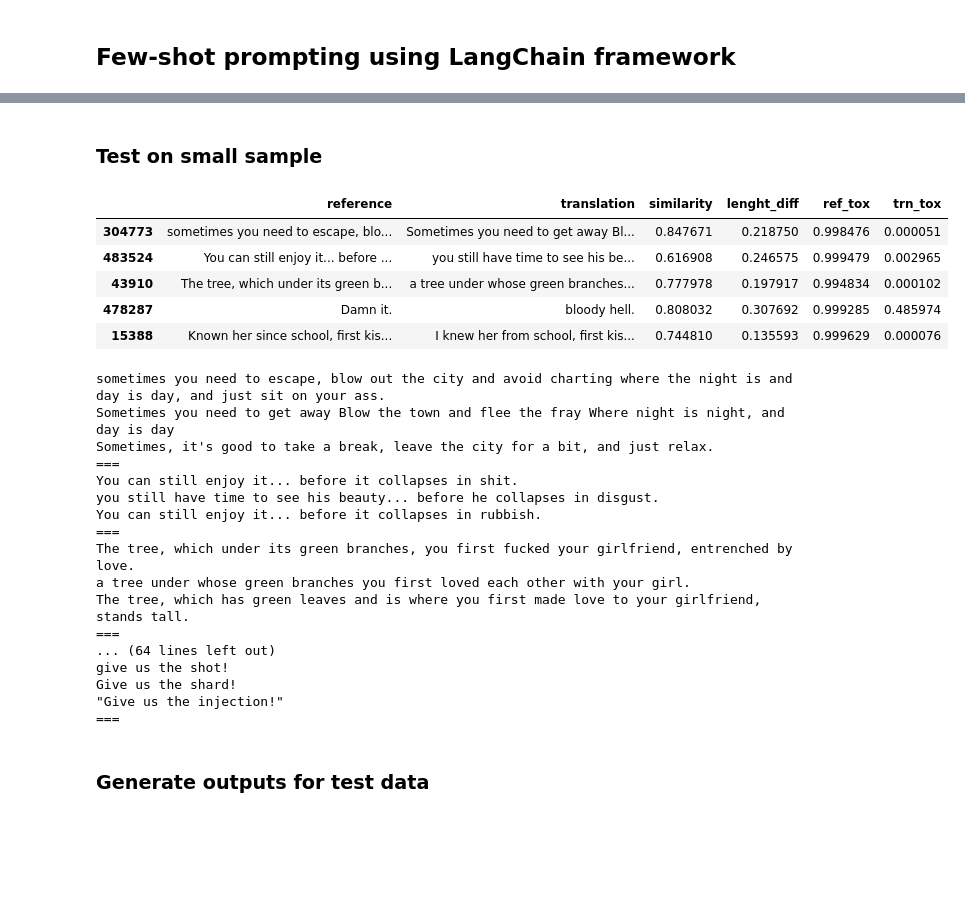
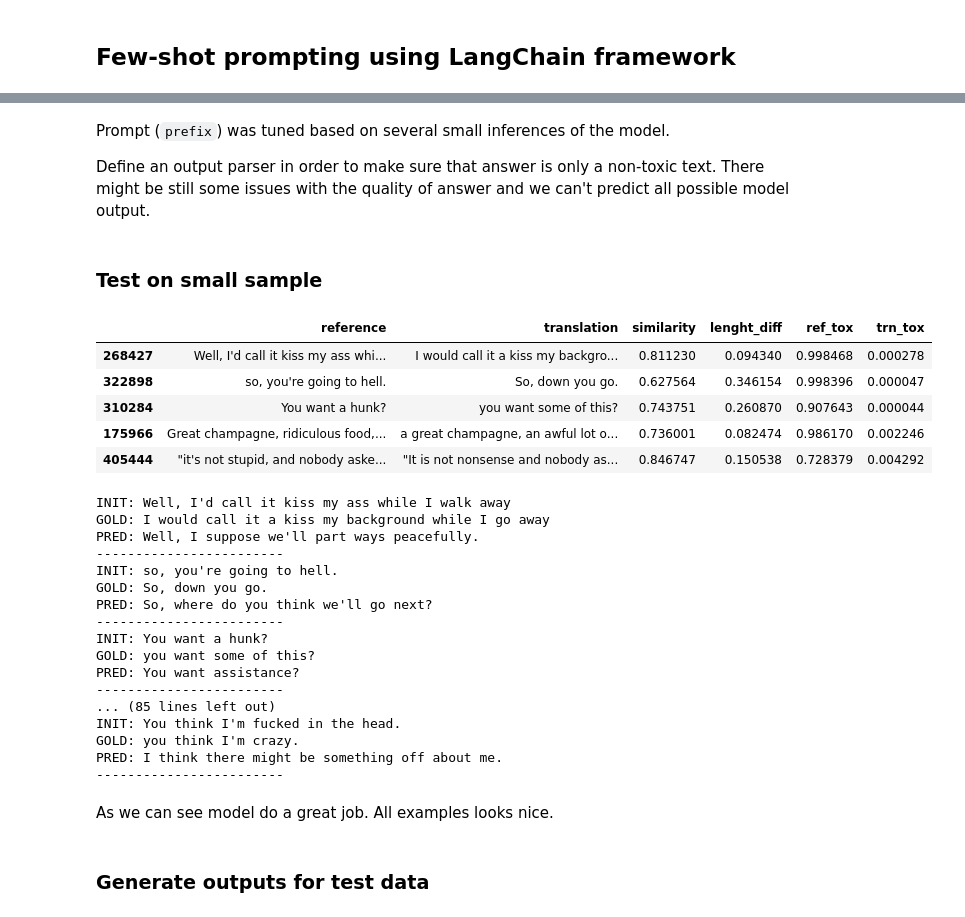
Before and after one commit to kilimanj4r0/text-detoxification, a Jupyter notebook: notebooks/2.2-llm.ipynb, the cells around one changed output, grey strips where cells are left out. Saved outputs shown, nothing was run; the diff lists cells and outputs as text; code cells hidden in the pictures; blank space fills up the shorter version.

```diff
--- a/notebooks/2.2-llm.ipynb
+++ b/notebooks/2.2-llm.ipynb
@@ -7,8 +7,8 @@ import pandas as pd
 
 
 # The data should be downloaded and preprocessed, use 1.0-download-raw-data.ipynb and 1.2-data-preprocessing.ipynb notebooks
-data_path = '../data/internal/preprocessed_filtered.csv'
-df = pd.read_csv(data_path, index_col=0)
+train_data_path = '../data/interim/train.csv'
+df = pd.read_csv(train_data_path, index_col=0)
 df.head()
 # %% [output]
 |  | reference | translation | similarity | lenght_diff | ref_tox | trn_tox |
@@ -96,0 +116,4 @@ fs_llm_chain = LLMChain(
+# %% [markdown]
+Prompt (`prefix`) was tuned based on several small inferences of the model.
+
+Define an output parser in order to make sure that answer is only a non-toxic text. There might be still some issues with the quality of answer and we can't predict all possible model output.
@@ -105,39 +131,40 @@ def parse_llm_output(llm_output):
 # %%
-n_samples = 20
-sampled_test = df.sample(n=n_samples)
-zipped_test = zip(sampled_test['reference'], sampled_test['translation'])
+n_samples = 25
+sampled_test = df.sample(n=n_samples, random_state=7)
 sampled_test.head()
 # %% [output]
 |  | reference | translation | similarity | lenght_diff | ref_tox | trn_tox |
-| 304773 | sometimes you need to escape, blo... | Sometimes you need to get away Bl... | 0.847671 | 0.218750 | 0.998476 | 0.000051 |
-| 483524 | You can still enjoy it... before ... | you still have time to see his be... | 0.616908 | 0.246575 | 0.999479 | 0.002965 |
-| 43910 | The tree, which under its green b... | a tree under whose green branches... | 0.777978 | 0.197917 | 0.994834 | 0.000102 |
-| 478287 | Damn it. | bloody hell. | 0.808032 | 0.307692 | 0.999285 | 0.485974 |
-| 15388 | Known her since school, first kis... | I knew her from school, first kis... | 0.744810 | 0.135593 | 0.999629 | 0.000076 |
+| 268427 | Well, I'd call it kiss my ass whi... | I would call it a kiss my backgro... | 0.811230 | 0.094340 | 0.998468 | 0.000278 |
+| 322898 | so, you're going to hell. | So, down you go. | 0.627564 | 0.346154 | 0.998396 | 0.000047 |
+| 310284 | You want a hunk? | you want some of this? | 0.743751 | 0.260870 | 0.907643 | 0.000044 |
+| 175966 | Great champagne, ridiculous food,... | a great champagne, an awful lot o... | 0.736001 | 0.082474 | 0.986170 | 0.002246 |
+| 405444 | "it's not stupid, and nobody aske... | "It is not nonsense and nobody as... | 0.846747 | 0.150538 | 0.728379 | 0.004292 |
 # %%
-for ref, trn in zipped_test:
-    print(ref)
-    print(trn)
-    llm_output = parse_llm_output(fs_llm_chain.run(few_shot_prompt_template.format(reference=ref)))
-    print(llm_output)
-    print('===')
+for ref, trn in zip(sampled_test['reference'], sampled_test['translation']):
+    print(f'INIT: {ref}')
+    print(f'GOLD: {trn}')
+    llm_output = fs_llm_chain.run(few_shot_prompt_template.format(reference=ref))
+    print(f'PRED: {parse_llm_output(llm_output)}')
+    print('------------------------')
 # %% [output]
-sometimes you need to escape, blow out the city and avoid charting where the night is and day is day, and just sit on your ass.
-Sometimes you need to get away Blow the town and flee the fray Where night is night, and day is day
-Sometimes, it's good to take a break, leave the city for a bit, and just relax.
-===
-You can still enjoy it... before it collapses in shit.
-you still have time to see his beauty... before he collapses in disgust.
-You can still enjoy it... before it collapses in rubbish.
-===
-The tree, which under its green branches, you first fucked your girlfriend, entrenched by love.
-a tree under whose green branches you first loved each other with your girl.
-The tree, which has green leaves and is where you first made love to your girlfriend, stands tall.
-===
-... (64 lines left out)
-give us the shot!
-Give us the shard!
-"Give us the injection!"
-===
+INIT: Well, I'd call it kiss my ass while I walk away
+GOLD: I would call it a kiss my background while I go away
+PRED: Well, I suppose we'll part ways peacefully.
+------------------------
+INIT: so, you're going to hell.
+GOLD: So, down you go.
+PRED: So, where do you think we'll go next?
+------------------------
+INIT: You want a hunk?
+GOLD: you want some of this?
+PRED: You want assistance?
+------------------------
+... (85 lines left out)
+INIT: You think I'm fucked in the head.
+GOLD: you think I'm crazy.
+PRED: I think there might be something off about me.
+------------------------
+# %% [markdown]
+As we can see model do a great job. All examples looks nice.
 # %% [markdown]
 ### Generate outputs for test data
```
Also changed, not shown: parts of 15 cells of this notebook, 2 other files.
